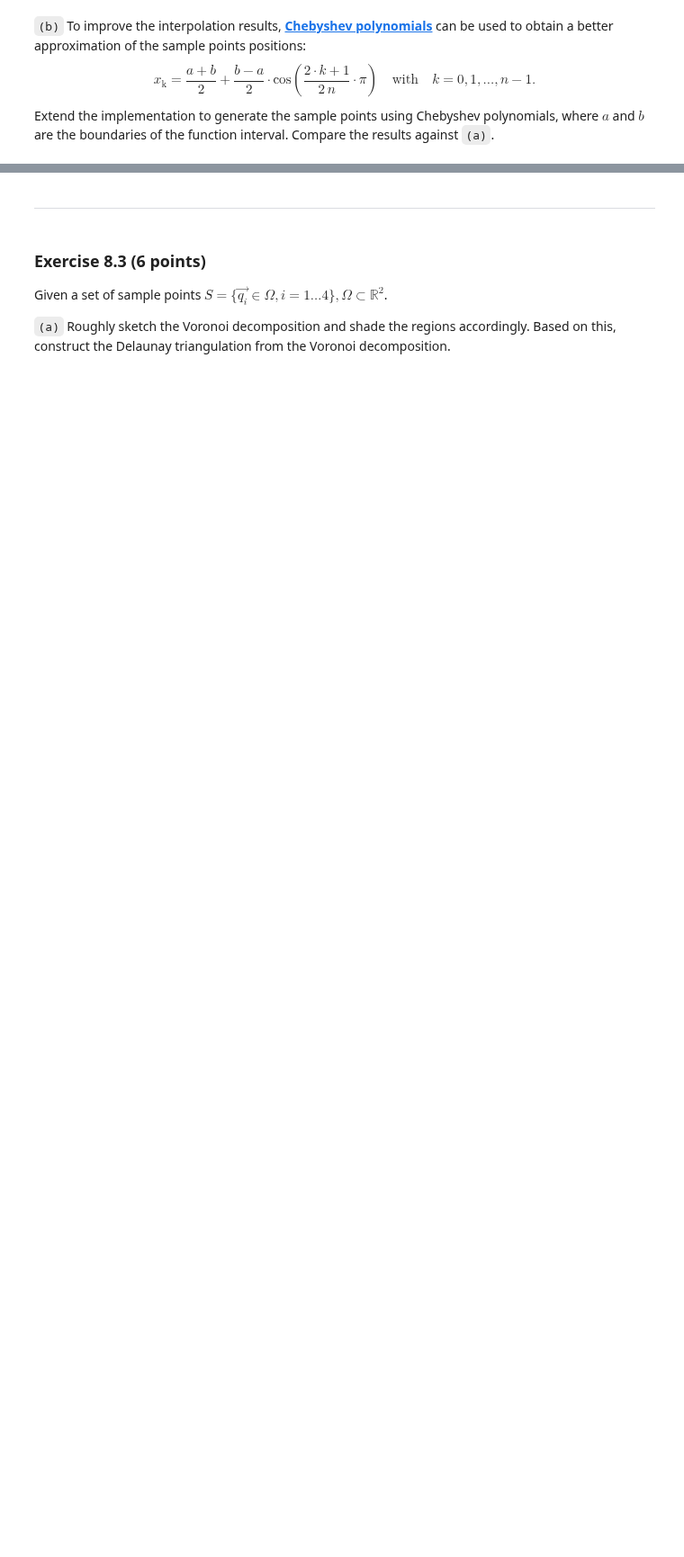
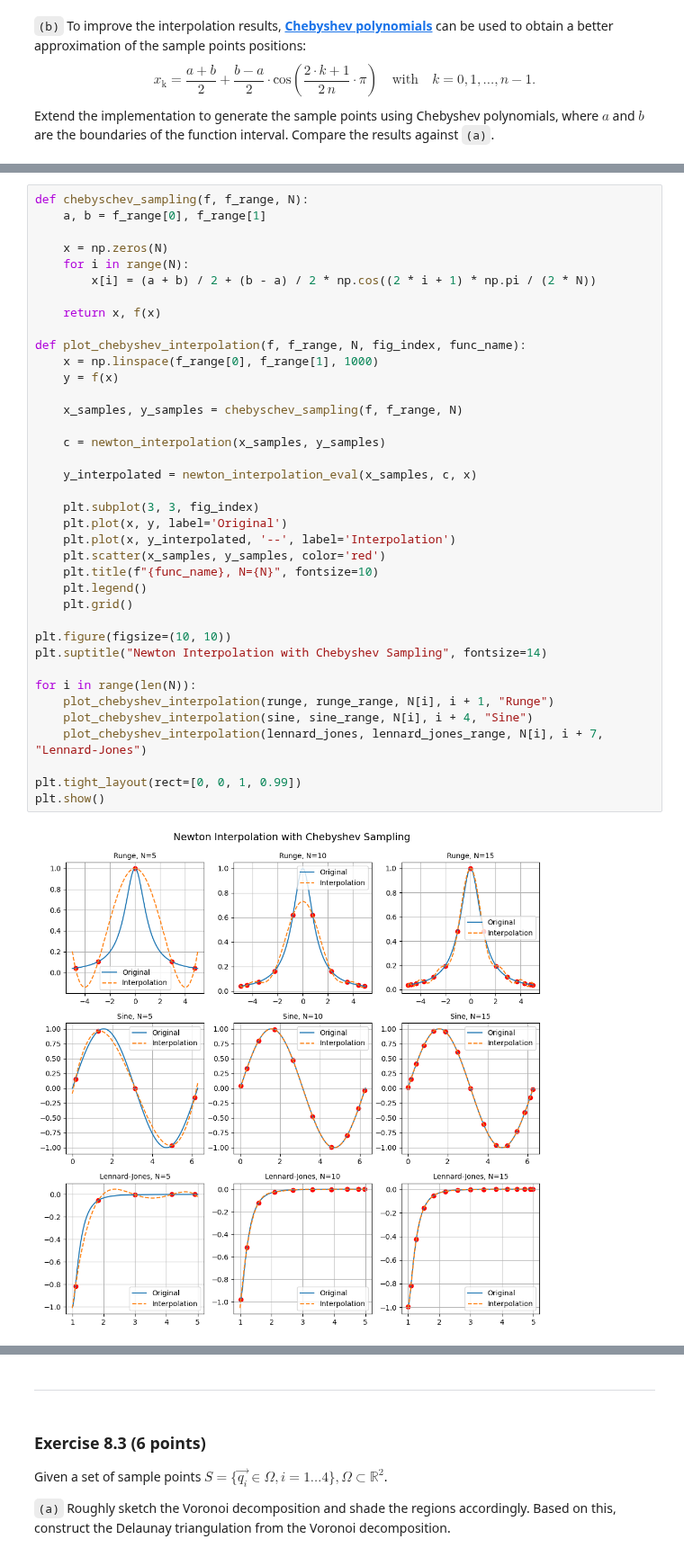
Before and after one commit to as3ert/TMFVC, a Jupyter notebook: Assignment 8/TMFVC_Ass08.ipynb, the cells around one changed output, grey strips where cells are left out. Shown at 90% size. Drawn from its saved outputs; the diff is of its cells as text; blank space fills up the shorter version.

```diff
--- a/Assignment 8/TMFVC_Ass08.ipynb
+++ b/Assignment 8/TMFVC_Ass08.ipynb
@@ -140,0 +309,40 @@ Extend the implementation to generate the sample points using Chebyshev polynomi
+# %%
+def chebyschev_sampling(f, f_range, N):
+    a, b = f_range[0], f_range[1]
+
+    x = np.zeros(N)
+    for i in range(N):
+        x[i] = (a + b) / 2 + (b - a) / 2 * np.cos((2 * i + 1) * np.pi / (2 * N))
+
+    return x, f(x)
+
+def plot_chebyshev_interpolation(f, f_range, N, fig_index, func_name):
+    x = np.linspace(f_range[0], f_range[1], 1000)
+    y = f(x)
+
+    x_samples, y_samples = chebyschev_sampling(f, f_range, N)
+
+    c = newton_interpolation(x_samples, y_samples)
+
+    y_interpolated = newton_interpolation_eval(x_samples, c, x)
+
+    plt.subplot(3, 3, fig_index)
+    plt.plot(x, y, label='Original')
+    plt.plot(x, y_interpolated, '--', label='Interpolation')
+    plt.scatter(x_samples, y_samples, color='red')
+    plt.title(f"{func_name}, N={N}", fontsize=10)
+    plt.legend()
+    plt.grid()
+
+plt.figure(figsize=(10, 10))
+plt.suptitle("Newton Interpolation with Chebyshev Sampling", fontsize=14)
+
+for i in range(len(N)):
+    plot_chebyshev_interpolation(runge, runge_range, N[i], i + 1, "Runge")
+    plot_chebyshev_interpolation(sine, sine_range, N[i], i + 4, "Sine")
+    plot_chebyshev_interpolation(lennard_jones, lennard_jones_range, N[i], i + 7, "Lennard-Jones")
+
+plt.tight_layout(rect=[0, 0, 1, 0.99])
+plt.show()
+# %% [output]
+[figure, added]
```
Also changed, not shown: parts of 13 cells of this notebook, 1 other file.
